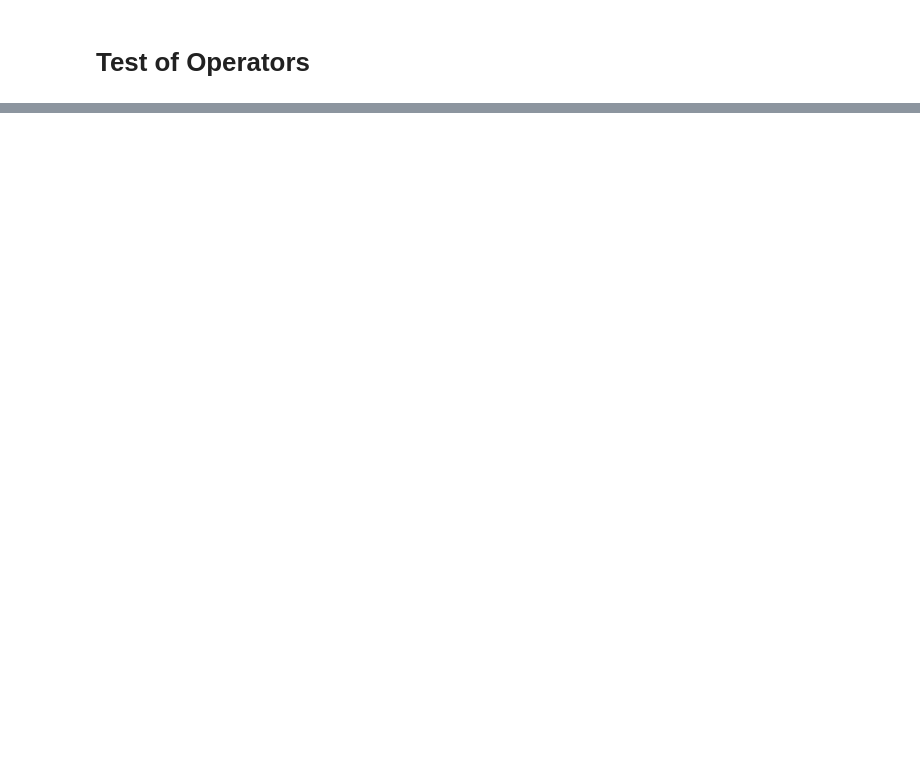
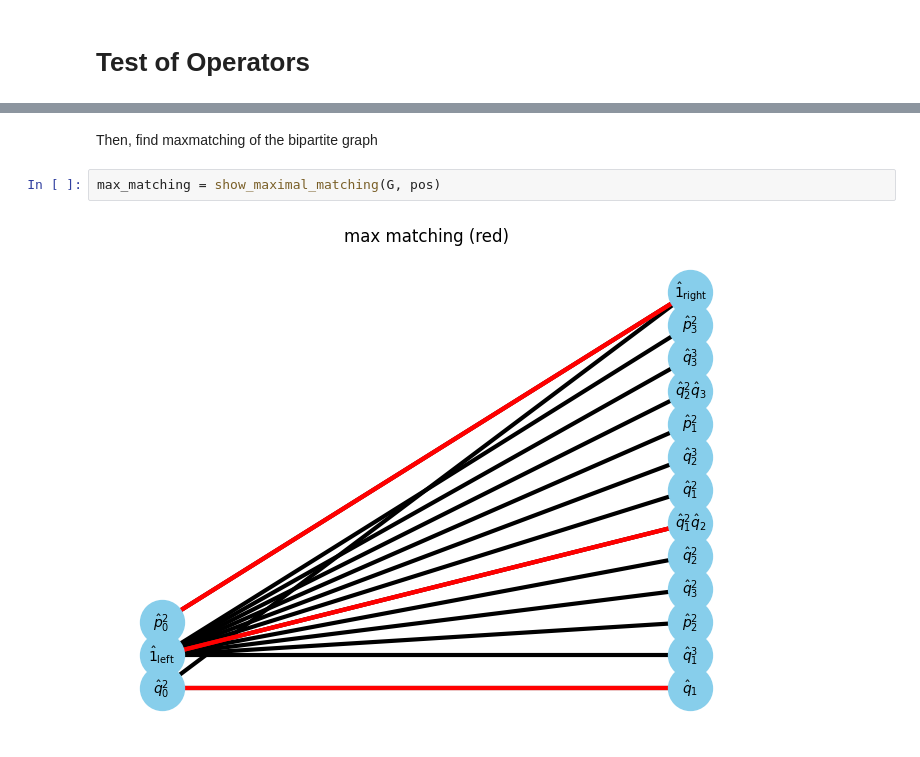
Before and after one commit to KenHino/PyMPO, a Jupyter notebook: example/operators-test.ipynb, the cells around one changed output, grey strips where cells are left out. Saved outputs shown, nothing was run; the diff lists cells and outputs as text; blank space fills up the shorter version.

```diff
--- a/example/operators-test.ipynb
+++ b/example/operators-test.ipynb
@@ -28,0 +90,6 @@ $\displaystyle J$
+# %% [markdown]
+Then, find maxmatching of the bipartite graph
+# %%
+max_matching = show_maximal_matching(G, pos)
+# %% [output]
+[figure, added]
```
Also changed, not shown: parts of 23 cells of this notebook, 10 other files.
